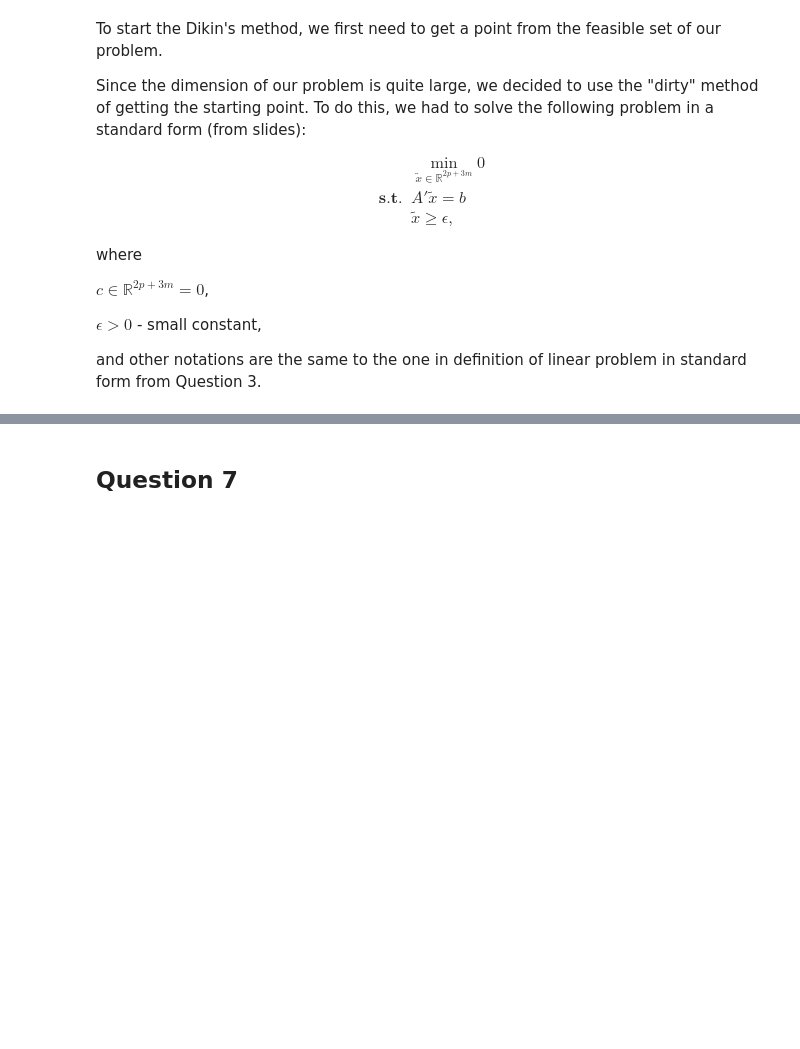
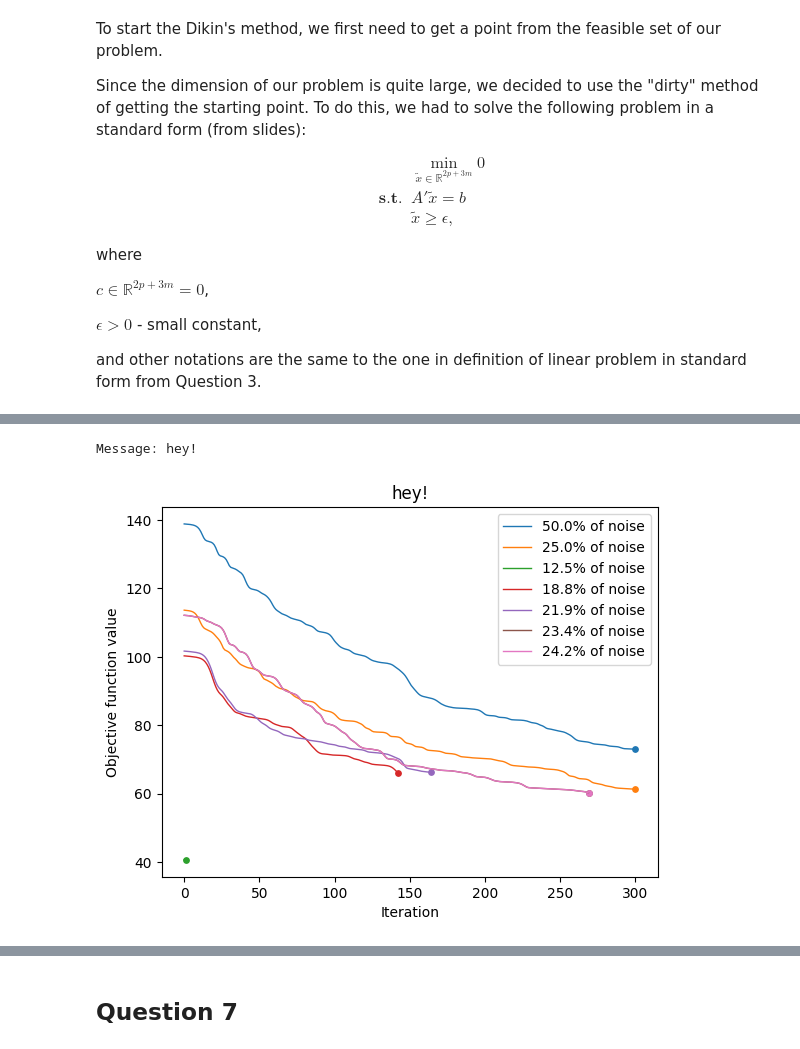
Before and after one commit to dsomni/optimization-f24, a Jupyter notebook: solution.ipynb, the cells around one changed output, grey strips where cells are left out. Cells and saved outputs as stored; diff of their text form; code cells hidden in the pictures; blank space fills up the shorter version.

```diff
--- a/solution.ipynb
+++ b/solution.ipynb
@@ -835,0 +1034,7 @@ In conclusion, SciPy approaches look more preferable (at least for the given pro
+# %%
+low_bound_dik, noise_logs_dik, objective_logs_dik = find_noise_level_binary_dik(
+    "hey!", signal_dim_factor=2, max_alg_iterations=300, seed=420
+)
+# %% [output]
+Message: hey!
+[figure, added]
```
Also changed, not shown: parts of 29 cells of this notebook, 6 other files.
